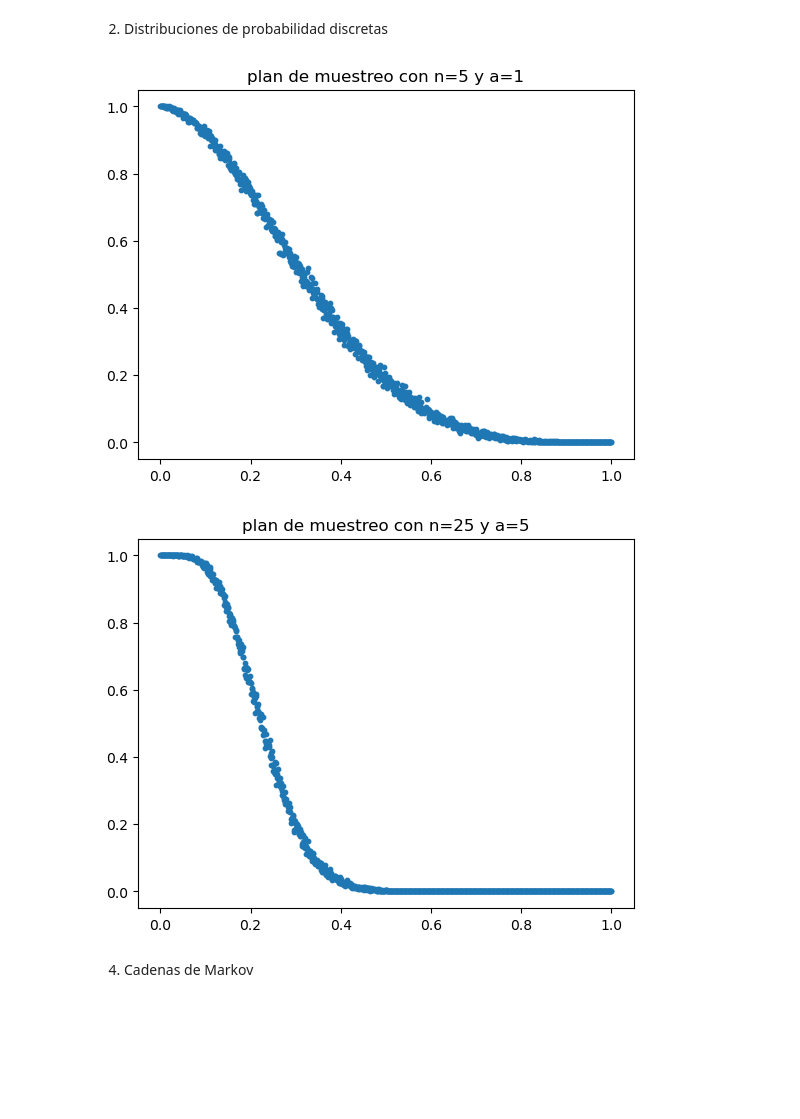
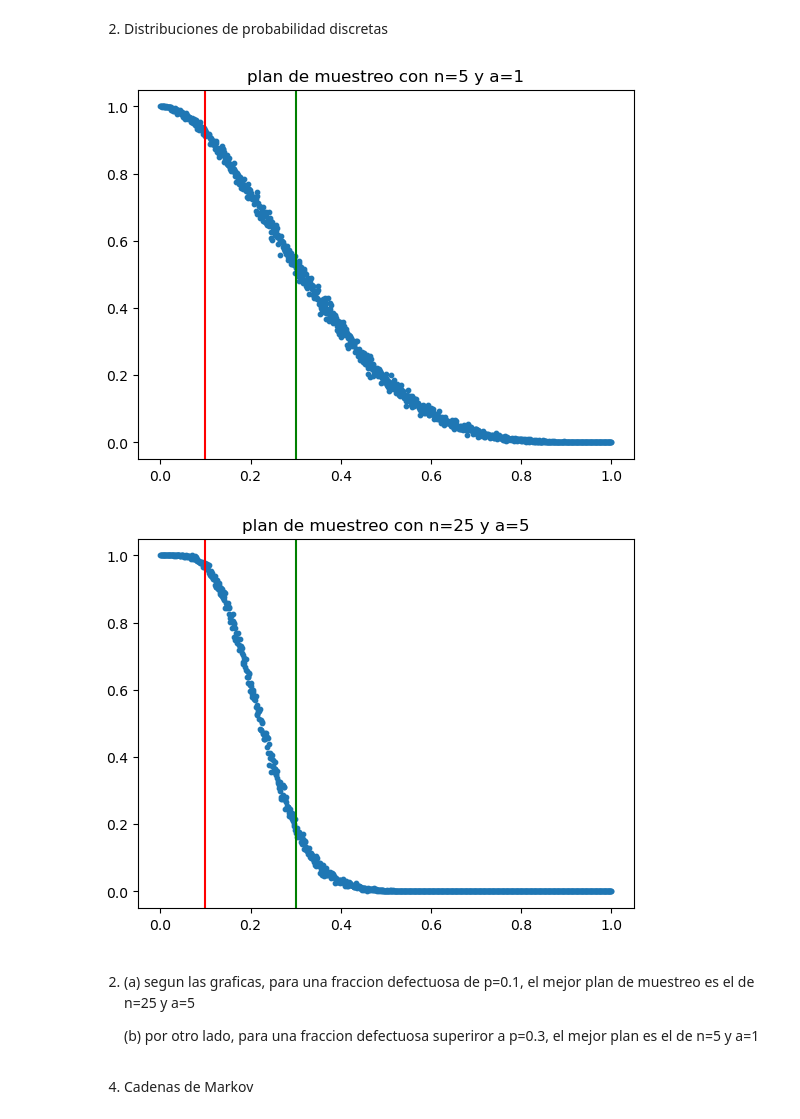
Before and after one commit to Davidsanta0120/Taller-4, a Jupyter notebook: taller4.ipynb, the cells around one changed output. Drawn from its saved outputs; the diff is of its cells as text; code cells hidden in the pictures; blank space fills up the shorter version.

```diff
--- a/taller4.ipynb
+++ b/taller4.ipynb
@@ -52,20 +56,26 @@ p(C)=66%
 # %%
 def piezasDefect(total,umb,N):
     x=np.linspace(0,1,N)
     probV=np.zeros(N)
     for i in range(x.shape[0]):
         arreglo=np.random.binomial(total,x[i],size=N)
         probV[i]=np.mean(arreglo <=umb)
     plt.scatter (x,probV, s=10)
     plt.title("plan de muestreo con n="+str(total)+" y a="+str(umb))
+    plt.axvline(x=0.1, color='red')
+    plt.axvline(x=0.3, color='green')
     plt.show()
 
 
 piezasDefect(5,1,1000)
 piezasDefect(25,5,1000)
 # %% [output]
-[figure, old version]
+[figure, new version]
-[figure, old version]
+[figure, new version]
+# %% [markdown]
+2. (a) segun las graficas, para una fraccion defectuosa de p=0.1, el mejor plan de muestreo es el de n=25 y a=5
+
+   (b) por otro lado, para una fraccion defectuosa superiror a p=0.3, el mejor plan es el de n=5 y a=1
 # %% [markdown]
 4. Cadenas de Markov
 # %%
```
Also changed, not shown: parts of 2 cells of this notebook.
